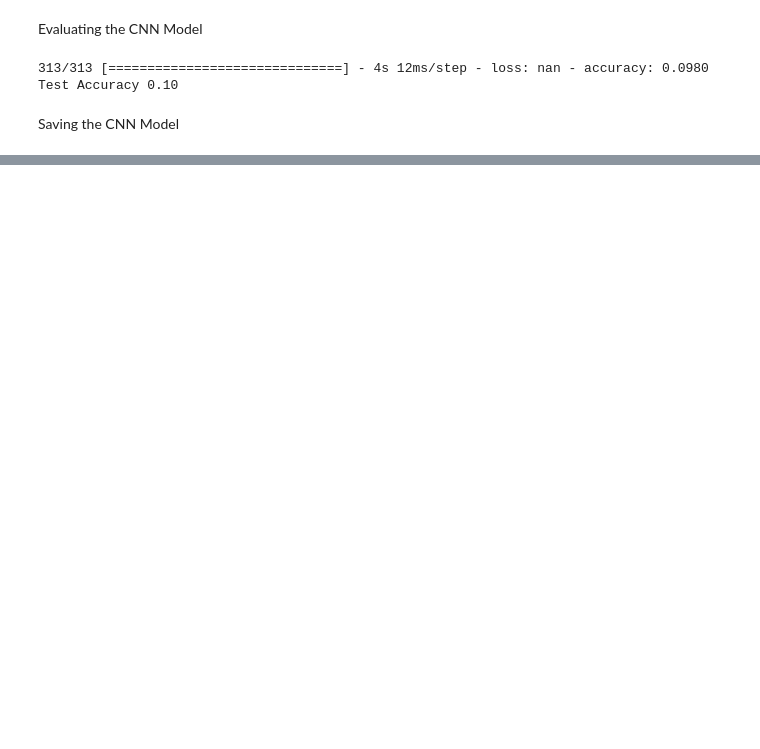
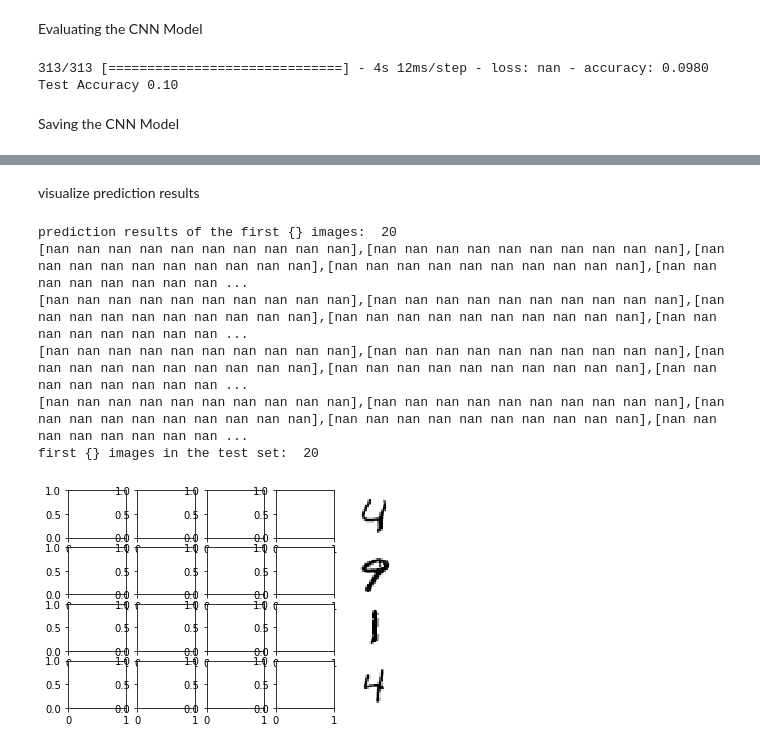
Before and after one commit to Binary-Digits/TensorFlows, a Jupyter notebook: MNIST_Digit_Recognition.ipynb, the cells around one changed output, grey strips where cells are left out. Saved outputs shown, nothing was run; the diff lists cells and outputs as text; code cells hidden in the pictures; blank space fills up the shorter version.

```diff
--- a/MNIST_Digit_Recognition.ipynb
+++ b/MNIST_Digit_Recognition.ipynb
@@ -200,0 +205,4 @@ model.save('./model/final_CNN_model.h5')
+# %%
+from tensorflow.keras.models import load_model
+new_model = load_model('./model/final_CNN_model.h5')
+new_model.summary()
@@ -200,0 +227,31 @@ model.save('./model/final_CNN_model.h5')
+# %% [markdown]
+visualize prediction results
+# %%
+# visualize test set output results
+%matplotlib inline
+def res_Visual(n):
+  # perform predictions on the test set by using the model
+  final_opt_a = new_model.predict(X_test[0:n])
+  fig, ax = plt.subplots(nrows=int(n/5),ncols=5)
+  ax = ax.flatten()
+  print('prediction results of the first {} images: ', format(n))
+  for i in range(n):
+    print(final_opt_a[i], end=',')
+    if int((i+1)%5)==0:
+      print('\t')
+
+      # visualize image display
+      img = X_test[i].reshape((28, 28))#read each row of data in the format of Ndarry
+      plt.axis("off")
+      ax[i].imshow(img, cmap='Greys', interpolation='nearest') #visualization
+      ax[i].axis("off")
+  print('first {} images in the test set: ', format(n))
+res_Visual(20)
+# %% [output]
+prediction results of the first {} images:  20
+[nan nan nan nan nan nan nan nan nan nan],[nan nan nan nan nan nan nan nan nan nan],[nan nan nan nan nan nan nan nan nan nan],[nan nan nan nan nan nan nan nan nan nan],[nan nan nan nan nan nan nan nan ...
+[nan nan nan nan nan nan nan nan nan nan],[nan nan nan nan nan nan nan nan nan nan],[nan nan nan nan nan nan nan nan nan nan],[nan nan nan nan nan nan nan nan nan nan],[nan nan nan nan nan nan nan nan ...
+[nan nan nan nan nan nan nan nan nan nan],[nan nan nan nan nan nan nan nan nan nan],[nan nan nan nan nan nan nan nan nan nan],[nan nan nan nan nan nan nan nan nan nan],[nan nan nan nan nan nan nan nan ...
+[nan nan nan nan nan nan nan nan nan nan],[nan nan nan nan nan nan nan nan nan nan],[nan nan nan nan nan nan nan nan nan nan],[nan nan nan nan nan nan nan nan nan nan],[nan nan nan nan nan nan nan nan ...
+first {} images in the test set:  20
+[figure, added]
```
Also changed, not shown: parts of 7 cells of this notebook.
